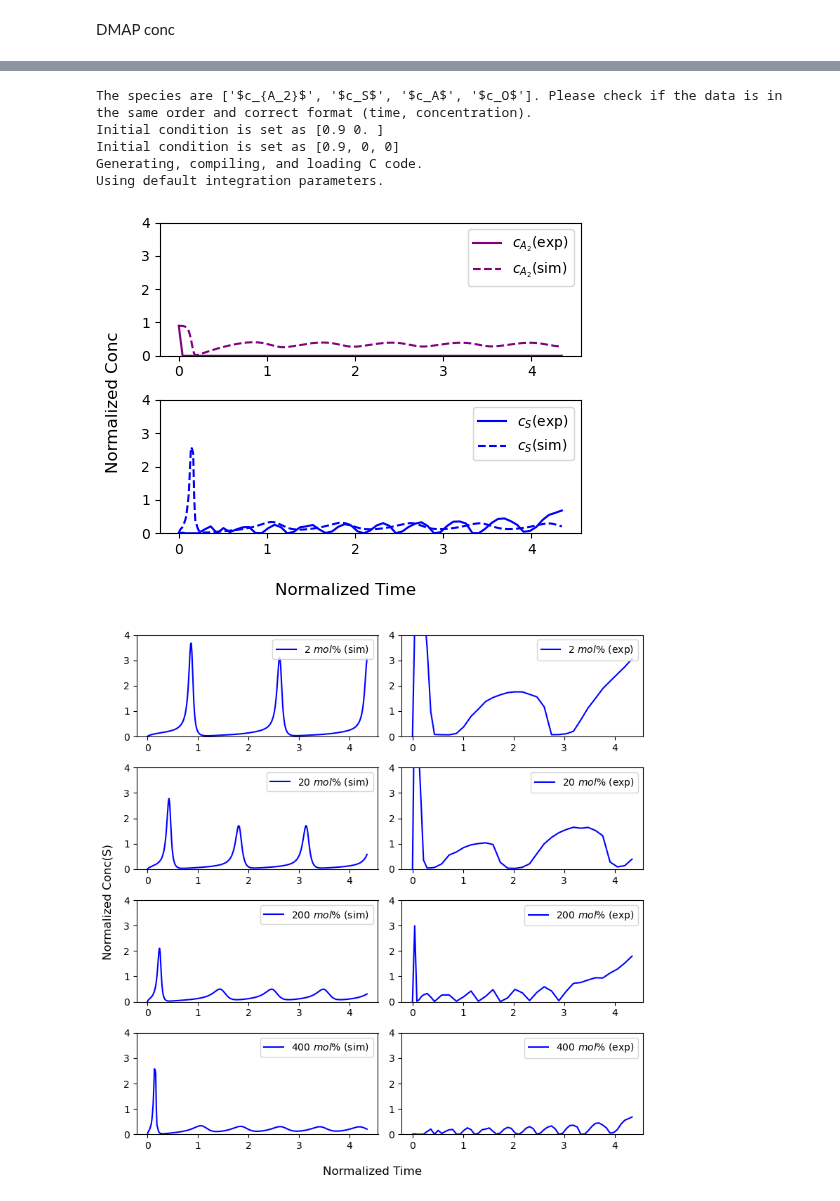
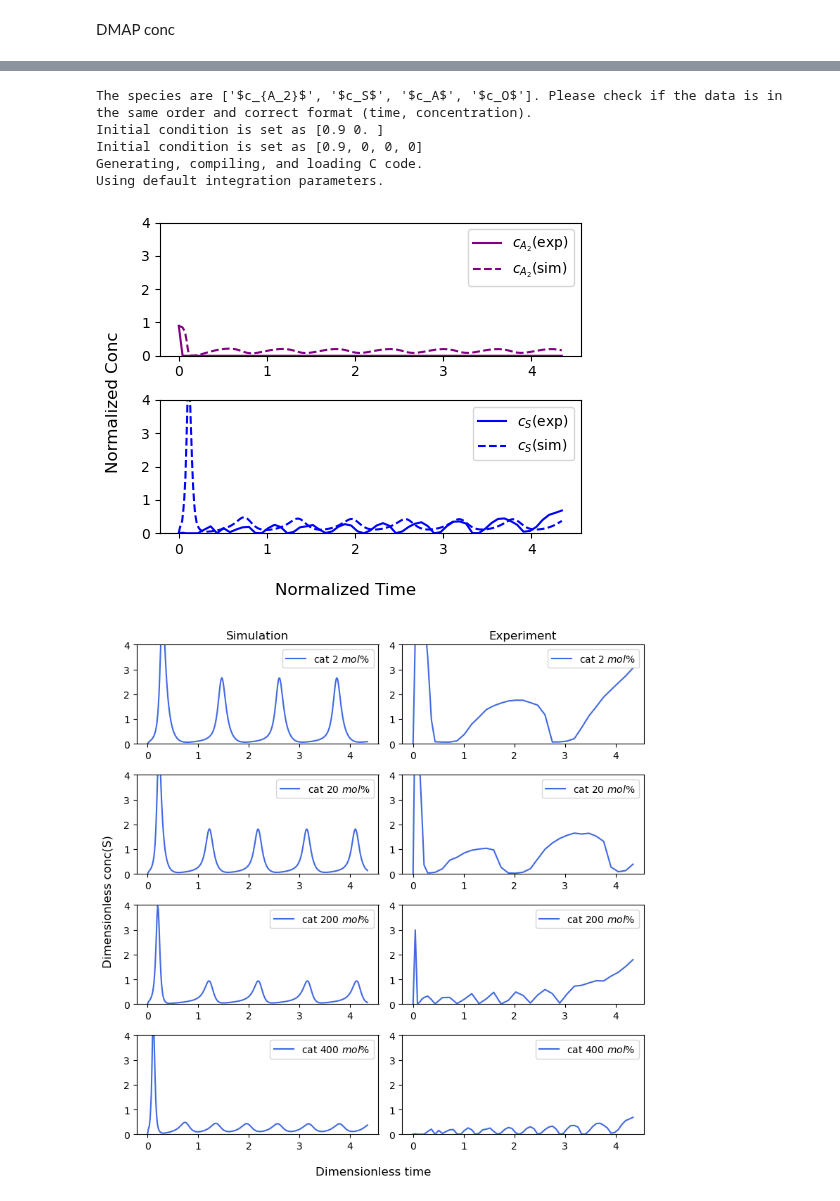
Before and after one commit to Zhiheng419/Chemical_Oscillation_Model, a Jupyter notebook: summary.ipynb, the cells around one changed output, grey strips where cells are left out. Drawn from its saved outputs; the diff is of its cells as text; code cells hidden in the pictures.

```diff
--- a/summary.ipynb
+++ b/summary.ipynb
@@ -240,9 +240,9 @@ Using default integration parameters.
 # %%
 #parameters
-rs_ac, rds_ac, rs, rds, ro, rm = 500, 470, 3, 100, 1e4, 1e4
+rs_ac, rds_ac, rs, rds, ro, rm = 375, 310,  7, 325, 1e4, 1e4
 rext = 28
 lam, m = 0.11, 2
-td1, td2 = 0.01, 0.03
+td1, td2 = 0.06, 0.06
 
 #Definition of the model
 alpha, beta, theta, phi, ep, delta = rs_ac / rext, rds_ac / rext, rs / rext, rds / rext, ro / rext, rm/rext
@@ -264,9 +264,9 @@ Using default integration parameters.
 # %%
 #parameters
-rs_ac, rds_ac, rs, rds, ro, rm = 500, 470, 10, 350, 1e4, 1e4
+rs_ac, rds_ac, rs, rds, ro, rm = 375, 310,  7, 325, 1e4, 1e4
 rext = 7
 lam, m = 0.11, 2
-td1, td2 = 0.01, 0.03
+td1, td2 = 0.015, 0.015
 
 #Definition of the model
 alpha, beta, theta, phi, ep, delta = rs_ac / rext, rds_ac / rext, rs / rext, rds / rext, ro / rext, rm/rext
@@ -517,24 +520,24 @@ Using default integration parameters.
 # %%
 #DMAP 200 mol%
-k1 = 3
+k1 = 2
 k2 = 1.8
 
 #parameters
-rs_ac, rds_ac, rs, rds, ro = 163.8, 403.2, 2.5, 265, 1e4
+rs_ac, rds_ac, rs, rds, ro, rm = 315, 75, 5.3, 280, 1e4, 1e4
 rext = 12.6
 lam, m = 0.11, 2
-td1, td2 = 0.01, 0.03
+td1, td2 = 0.03, 0.03
 
 #Definition of the model
-alpha, beta, theta, phi, ep = rs_ac * k1 / rext, rds_ac * k2 / rext, rs * k1 / rext, rds * k2 / rext, ro / rext
-params = np.array([alpha, beta, theta, phi, ep])
+alpha, beta, theta, phi, ep, delta = rs_ac * k1 / rext, rds_ac * k2 / rext, rs * k1 / rext, rds * k2 / rext, ro / rext, rm/rext
+params = np.array([alpha, beta, theta, phi, ep, delta])
 consts = np.array([lam, m])
 delay = np.array([td1, td2])
 
 init_cond = np.array([0.9, 0, 0])
-delayed_model_dmap_200pct = delayed_oscillation(delayed_full_first_order, delay, params, consts, init_cond)
+delayed_model_dmap_200pct = delayed_oscillation(delayed_full_4vars, delay, params, consts, init_cond)
 delayed_model_dmap_200pct.add_exp_data(df_MH_Chem_fig3a_200pctg)
-delayed_model_dmap_200pct.set_init_cond([0.9, 0, 0])
+delayed_model_dmap_200pct.set_init_cond([0.9, 0, 0, 0])
 fig3, axes3 = delayed_model_dmap_200pct.plot(ylim=4, t=4, exp=True)
 # %% [output]
 The species are ['$c_{A_2}$', '$c_S$', '$c_A$', '$c_O$']. Please check if the data is in the same order and correct format (time, concentration).
@@ -549,46 +552,49 @@ k1 = 5
 k2 = 2
 
 #parameters
-rs_ac, rds_ac, rs, rds, ro = 163.8, 403.2, 2.5, 265, 1e4
+rs_ac, rds_ac, rs, rds, ro, rm = 315, 75, 5.3, 280, 1e4, 1e4
 rext = 12.6
 lam, m = 0.11, 2
-td1, td2 = 0.01, 0.03
+td1, td2 = 0.03, 0.03
 
 #Definition of the model
-alpha, beta, theta, phi, ep = rs_ac * k1 / rext, rds_ac * k2 / rext, rs * k1 / rext, rds * k2 / rext, ro / rext
-params = np.array([alpha, beta, theta, phi, ep])
+alpha, beta, theta, phi, ep, delta = rs_ac * k1 / rext, rds_ac * k2 / rext, rs * k1 / rext, rds * k2 / rext, ro / rext, rm/rext
+params = np.array([alpha, beta, theta, phi, ep, delta])
 consts = np.array([lam, m])
 delay = np.array([td1, td2])
 
 init_cond = np.array([0.9, 0, 0])
-delayed_model_dmap_400pct = delayed_oscillation(delayed_full_first_order, delay, params, consts, init_cond)
+delayed_model_dmap_400pct = delayed_oscillation(delayed_full_4vars, delay, params, consts, init_cond)
 delayed_model_dmap_400pct.add_exp_data(df_MH_Chem_fig3a_400pctg)
-delayed_model_dmap_400pct.set_init_cond([0.9, 0, 0])
+delayed_model_dmap_400pct.set_init_cond([0.9, 0, 0, 0])
 fig4, axes4 = delayed_model_dmap_400pct.plot(ylim=4, t=4, exp=True)
 # %% [output]
 The species are ['$c_{A_2}$', '$c_S$', '$c_A$', '$c_O$']. Please check if the data is in the same order and correct format (time, concentration).
 Initial condition is set as [0.9 0. ]
-Initial condition is set as [0.9, 0, 0]
+Initial condition is set as [0.9, 0, 0, 0]
 Generating, compiling, and loading C code.
 Using default integration parameters.
-[figure, old version]
+[figure, new version]
 # %%
 fig, ax = plt.subplots(4, 2, figsize=(8, 8))
 axlist = [axes1, axes2, axes3, axes4]
 legend = ['$2 \ mol\%$', '$20 \ mol\%$', '$200 \ mol\%$', '$400 \ mol\%$']
 for r in range(4):
-    ax[r, 0].plot(axlist[r][1].lines[1].get_xdata(), axlist[r][1].lines[1].get_ydata(), color='b', label=legend[r] + ' (sim)')
+    ax[r, 0].plot(axlist[r][1].lines[1].get_xdata(), axlist[r][1].lines[1].get_ydata(), color='royalblue', label='cat '+ legend[r])
     ax[r, 0].legend(loc=1)
     ax[r, 0].set_ylim(0, 4)
 for r in range(4):
-    ax[r, 1].plot(axlist[r][1].lines[0].get_xdata(), axlist[r][1].lines[0].get_ydata(), color='b', label=legend[r] + ' (exp)')
+    ax[r, 1].plot(axlist[r][1].lines[0].get_xdata(), axlist[r][1].lines[0].get_ydata(), color='royalblue', label='cat '+ legend[r])
     ax[r, 1].legend(loc=1)
     ax[r, 1].set_ylim(0, 4)
-fig.supylabel('Normalized Conc(S)')
-fig.supxlabel('Normalized Time')
+
+fig.supylabel('Dimensionless conc(S)')
+fig.supxlabel('Dimensionless time')
+ax[0, 0].set_title('Simulation')
+ax[0, 1].set_title('Experiment')
 
 plt.tight_layout()
 
 fig.savefig(r'figs\dmap.png', dpi=300, bbox_inches='tight')
 # %% [output]
-[figure, old version]
+[figure, new version]
```
Also changed, not shown: parts of 14 cells of this notebook, 9 other files.
